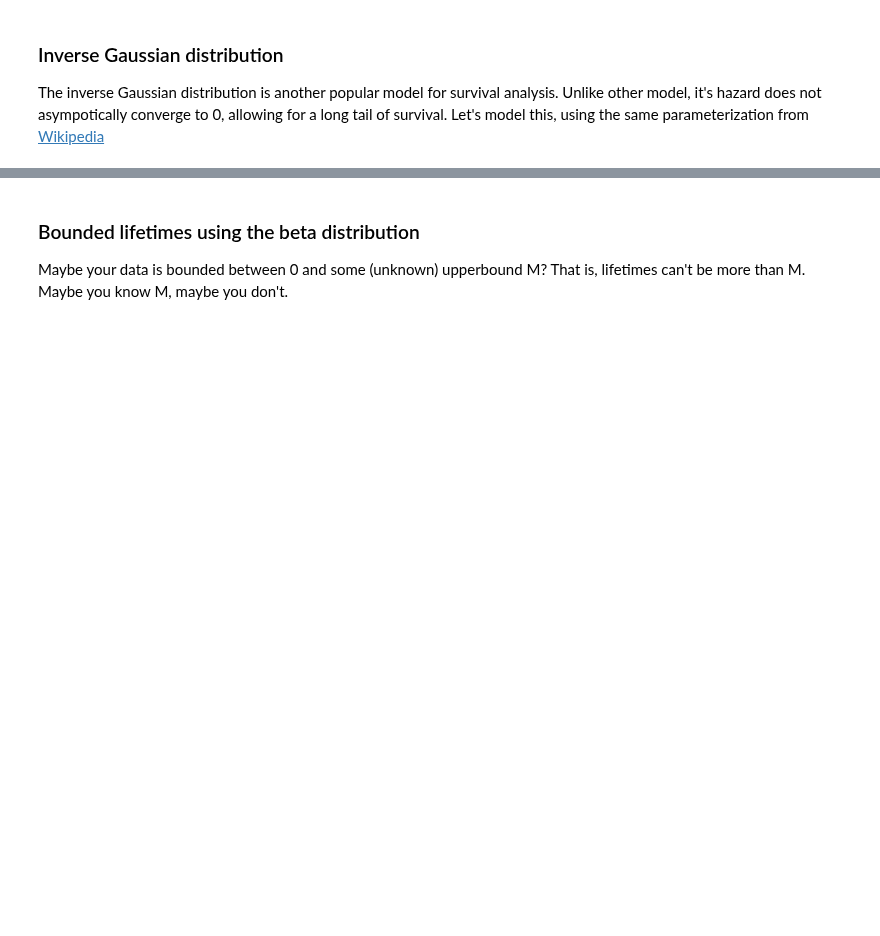
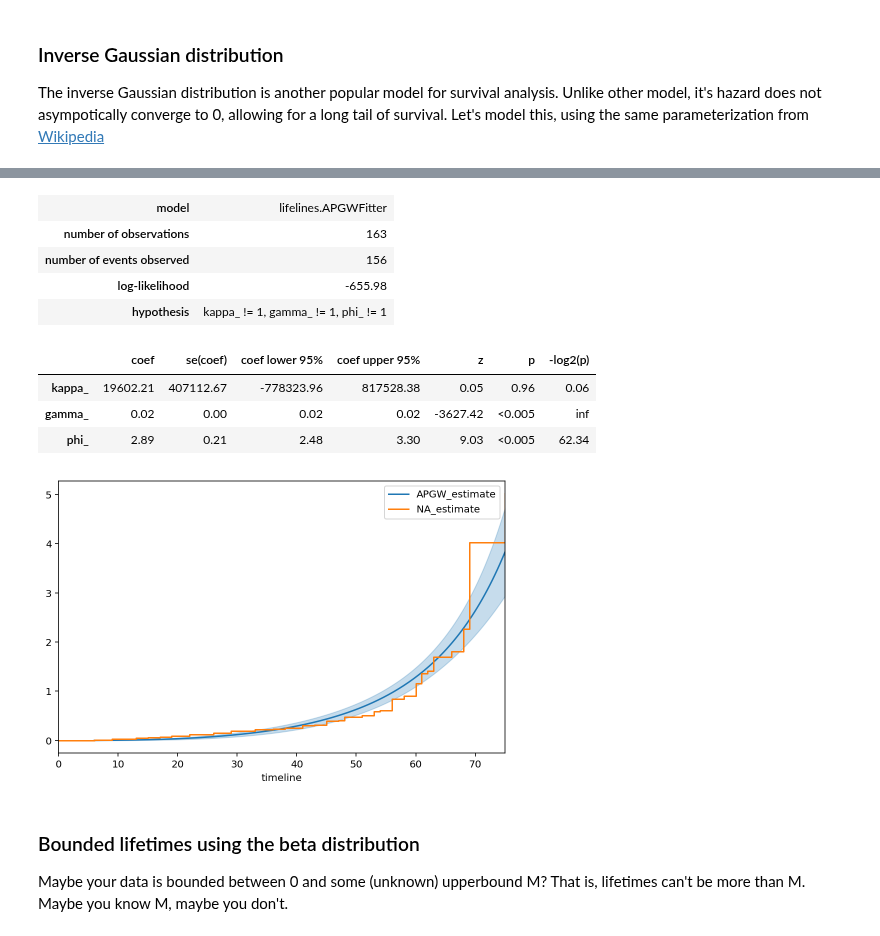
Before and after one commit to CamDavidsonPilon/lifelines, a Jupyter notebook: docs/jupyter_notebooks/Piecewise Exponential Models and Creating Custom Models.ipynb, the cells around one changed output, grey strips where cells are left out. Cells and saved outputs as stored; diff of their text form; code cells hidden in the pictures; blank space fills up the shorter version.

```diff
--- a/docs/jupyter_notebooks/Piecewise Exponential Models and Creating Custom Models.ipynb
+++ b/docs/jupyter_notebooks/Piecewise Exponential Models and Creating Custom Models.ipynb
@@ -390,3 +403,28 @@ mu_       47.86      3.31       41.38       54.35 <0.005    148.83
+# %%
+class APGWFitter(ParametricUnivariateFitter):
+    # this parameterization is slightly different than wikipedia.
+    _fitted_parameter_names = ['kappa_', 'gamma_', 'phi_']
+
+    def _cumulative_hazard(self, params, t):
+        kappa_, phi_, gamma_ = params
+        return (kappa_ + 1) / kappa_ * ((1 + ((phi_ * t) ** gamma_) /(kappa_ + 1)) ** kappa_ -1)
+# %%
+apg = APGWFitter()
+apg.fit(T, E)
+apg.print_summary(2)
+ax = apg.plot_cumulative_hazard(figsize=(8,5))
+ax = NelsonAalenFitter().fit(T, E).plot(ax=ax, ci_show=False)
+# %% [output]
+| model | lifelines.APGWFitter |
+| number of observations | 163 |
+| number of events observed | 156 |
+| log-likelihood | -655.98 |
+| hypothesis | kappa_ != 1, gamma_ != 1, phi_ != 1 |
+|  | coef | se(coef) | coef lower 95% | coef upper 95% | z | p | -log2(p) |
+| kappa_ | 19602.21 | 407112.67 | -778323.96 | 817528.38 | 0.05 | 0.96 | 0.06 |
+| gamma_ | 0.02 | 0.00 | 0.02 | 0.02 | -3627.42 | <0.005 | inf |
+| phi_ | 2.89 | 0.21 | 2.48 | 3.30 | 9.03 | <0.005 | 62.34 |
+[figure, added]
 # %% [markdown]
 ### Bounded lifetimes using the beta distribution
 
```
Also changed, not shown: parts of 20 cells of this notebook, 5 other files.
